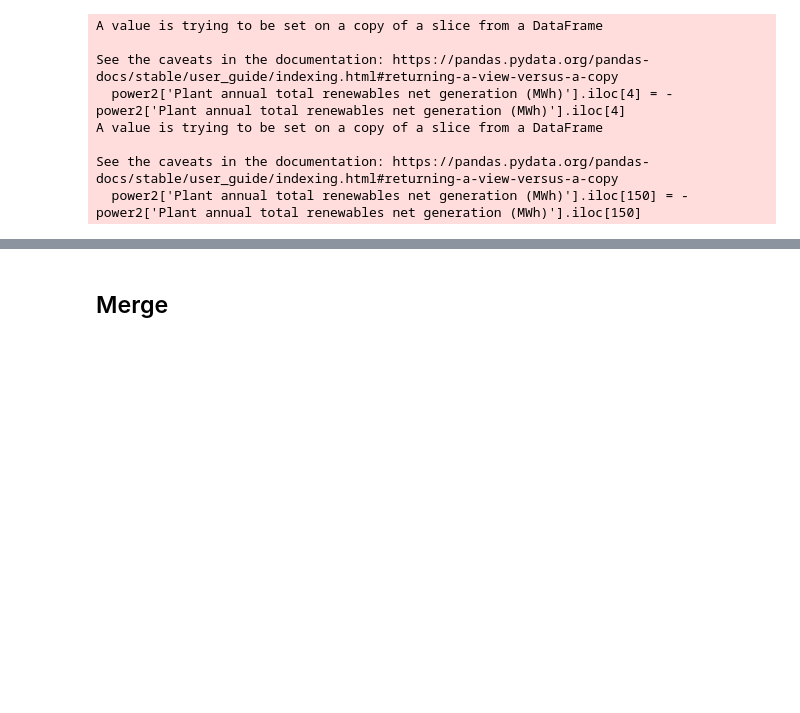
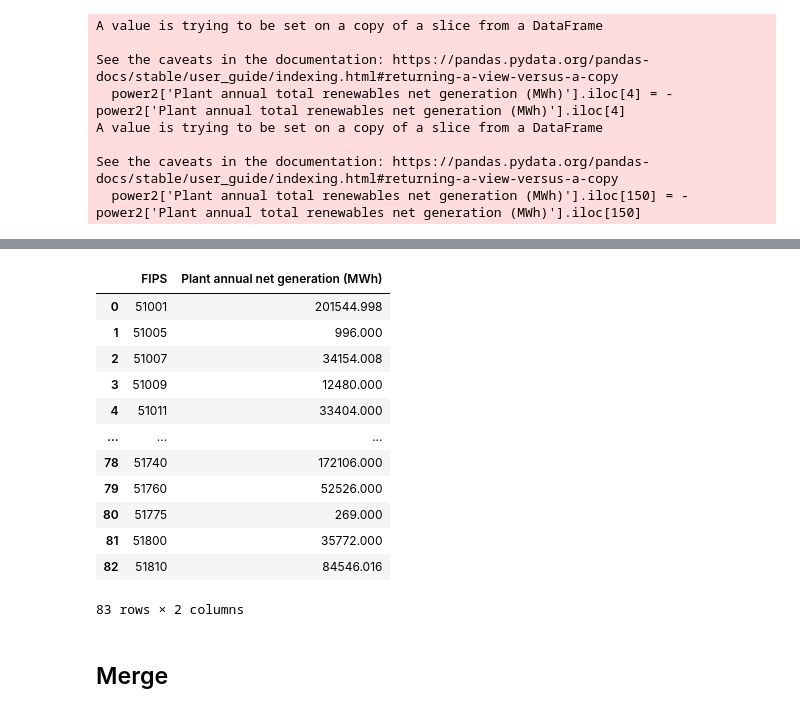
Before and after one commit to hrnur/uvaeicapstone, a Jupyter notebook: data-cleaning-code/New_data.ipynb, the cells around one changed output, grey strips where cells are left out. Saved outputs shown, nothing was run; the diff lists cells and outputs as text; code cells hidden in the pictures; blank space fills up the shorter version.

```diff
--- a/data-cleaning-code/New_data.ipynb
+++ b/data-cleaning-code/New_data.ipynb
@@ -165,0 +185,2 @@ power2['FIPS'] = power2['FIPS'].astype('str')
+# %%
+power3['Plant annual net generation (MWh)'] = power3['Plant annual net generation (MWh)'].fillna(0)
@@ -166,3 +193,24 @@ power2['FIPS'] = power2['FIPS'].astype('str')
+# %%
+#sum all energy per county
+power3 = power3.groupby('FIPS').agg({'Plant annual net generation (MWh)':'sum'})
+# %%
+power3 = power3.reset_index()
+power3['FIPS'] = power3['FIPS'].astype('str')
+power3
+# %% [output]
+|  | FIPS | Plant annual net generation (MWh) |
+| 0 | 51001 | 201544.998 |
+| 1 | 51005 | 996.000 |
+| 2 | 51007 | 34154.008 |
+| 3 | 51009 | 12480.000 |
+| 4 | 51011 | 33404.000 |
+| ... | ... | ... |
+| 78 | 51740 | 172106.000 |
+| 79 | 51760 | 52526.000 |
+| 80 | 51775 | 269.000 |
+| 81 | 51800 | 35772.000 |
+| 82 | 51810 | 84546.016 |
+83 rows × 2 columns
 # %% [markdown]
 ## Merge
 # %%
```
Also changed, not shown: parts of 10 cells of this notebook.
